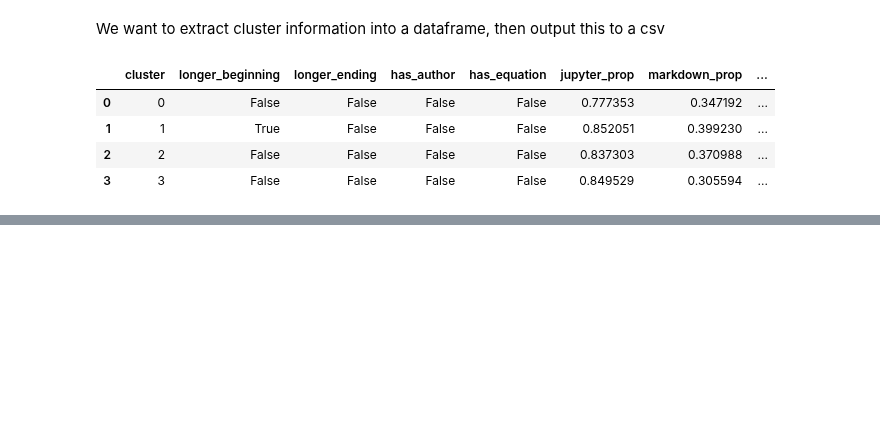
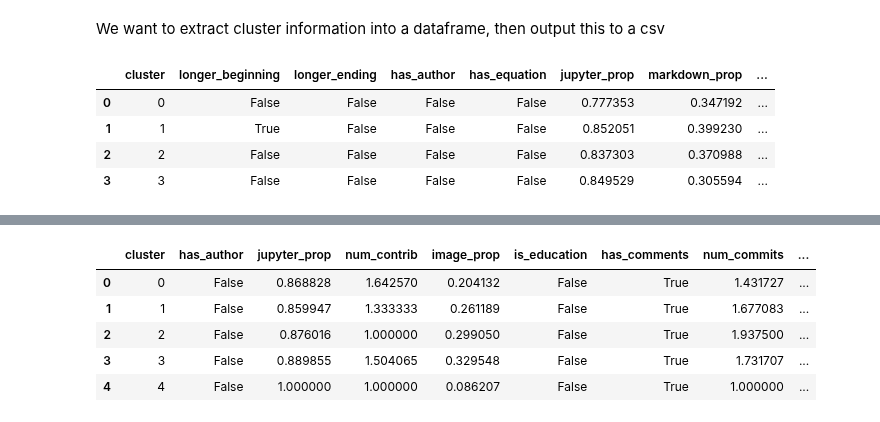
Before and after one commit to Isabel-Gan/quantifying-notebook-features, a Jupyter notebook: output/complete-runs/analysis/mixed-data-clustering.ipynb, the cells around one changed output, grey strips where cells are left out. Cells and saved outputs as stored; diff of their text form; code cells hidden in the pictures; blank space fills up the shorter version.

Commit message:
extracting cluster centroids for no markdown cell group

```diff
--- a/output/complete-runs/analysis/mixed-data-clustering.ipynb
+++ b/output/complete-runs/analysis/mixed-data-clustering.ipynb
@@ -459,0 +504,50 @@ md_clusters_df.head()
+# %%
+# extract quant and cat vars
+no_md_quant_vars = [no_md_vars[i] for i in [1, 2, 3, 6, 7, 8, 9]]
+no_md_cat_vars = [no_md_vars[i] for i in [0, 4, 5, 10]]
+# %%
+# dictionary of information to write to csv
+no_md_centroid_cols = {
+    'cluster': None,
+    'has_author': None,
+    'jupyter_prop': None,
+    'num_contrib': None,
+    'image_prop': None,
+    'is_education': None,
+    'has_comments': None,
+    'num_commits': None,
+    'non_exec_prop': None,
+    'exec_inorder': None,
+    'exec_skips': None,
+    'has_error': None
+}
+# %%
+# for each cluster, put information into dict
+no_md_clusters = [no_md_centroid_cols.copy() for i in range(5)]
+for i in range(5):
+
+    # set the cluster number
+    no_md_clusters[i]['cluster'] = i
+
+    # get corresponding centroid data
+    quant_centroid = no_md_quant_centroids[i]
+    cat_centroid = no_md_cat_centroids[i]
+
+    # for each variable, write data to dict
+    for (j, var) in enumerate(no_md_quant_vars):
+        no_md_clusters[i][var] = quant_centroid[j]
+    for (j, var) in enumerate(no_md_cat_vars):
+        no_md_clusters[i][var] = cat_centroid[j]
+# %%
+# write data to dataframe
+no_md_clusters_df = pd.DataFrame(no_md_clusters)
+
+# initial look at the data
+no_md_clusters_df.head()
+# %% [output]
+|  | cluster | has_author | jupyter_prop | num_contrib | image_prop | is_education | has_comments | num_commits | ... |
+| 0 | 0 | False | 0.868828 | 1.642570 | 0.204132 | False | True | 1.431727 | ... |
+| 1 | 1 | False | 0.859947 | 1.333333 | 0.261189 | False | True | 1.677083 | ... |
+| 2 | 2 | False | 0.876016 | 1.000000 | 0.299050 | False | True | 1.937500 | ... |
+| 3 | 3 | False | 0.889855 | 1.504065 | 0.329548 | False | True | 1.731707 | ... |
+| 4 | 4 | False | 1.000000 | 1.000000 | 0.086207 | False | True | 1.000000 | ... |
```
Also changed, not shown: parts of 5 cells of this notebook.
